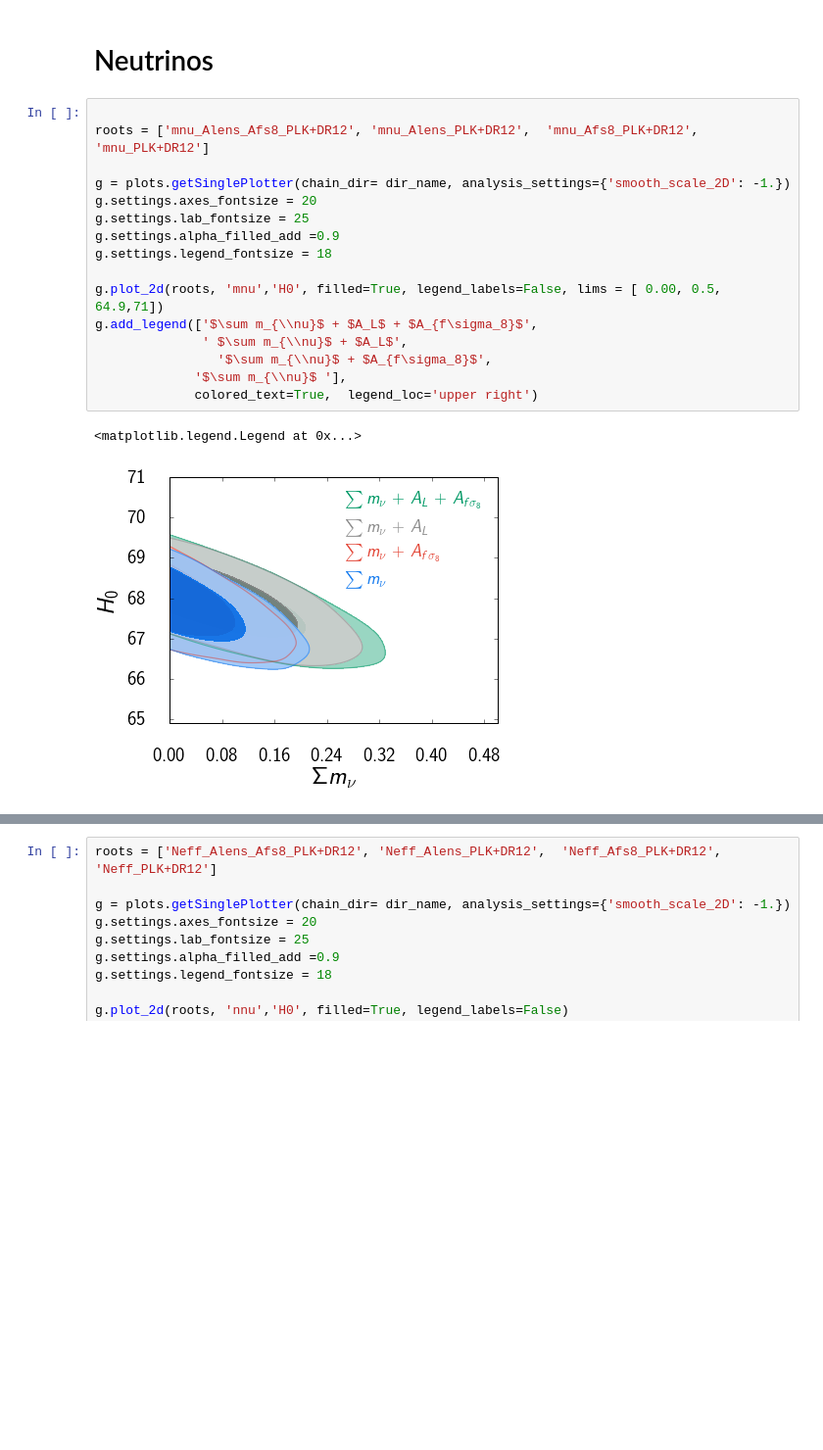
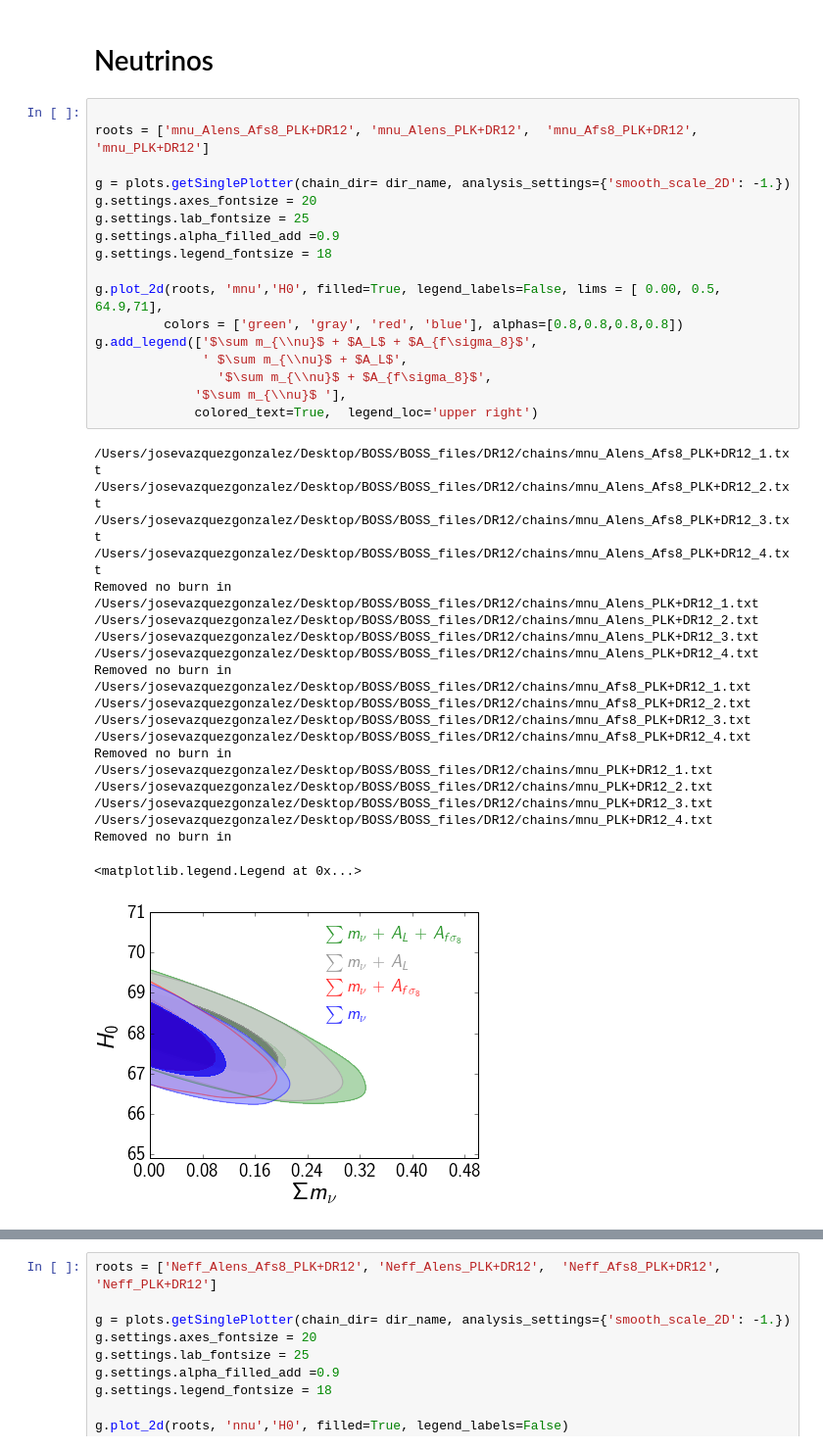
Before and after one commit to ja-vazquez/BOSS_files, a Jupyter notebook: DR12/dr12_constraints.ipynb, the cells around one changed output, grey strips where cells are left out. Shown: that part at 98% size. Drawn from its saved outputs; the diff is of its cells as text; blank space fills up the shorter version.

```diff
--- a/DR12/dr12_constraints.ipynb
+++ b/DR12/dr12_constraints.ipynb
@@ -108,19 +114,40 @@ g.add_legend(['MG'], colored_text=True,  legend_loc='upper right')
 # %%
 
 roots = ['mnu_Alens_Afs8_PLK+DR12', 'mnu_Alens_PLK+DR12',  'mnu_Afs8_PLK+DR12', 'mnu_PLK+DR12']
 
 g = plots.getSinglePlotter(chain_dir= dir_name, analysis_settings={'smooth_scale_2D': -1.})
 g.settings.axes_fontsize = 20
 g.settings.lab_fontsize = 25
 g.settings.alpha_filled_add =0.9
 g.settings.legend_fontsize = 18
 
-g.plot_2d(roots, 'mnu','H0', filled=True, legend_labels=False, lims = [ 0.00, 0.5, 64.9,71])
+g.plot_2d(roots, 'mnu','H0', filled=True, legend_labels=False, lims = [ 0.00, 0.5, 64.9,71],
+         colors = ['green', 'gray', 'red', 'blue'], alphas=[0.8,0.8,0.8,0.8])
 g.add_legend(['$\sum m_{\\nu}$ + $A_L$ + $A_{f\sigma_8}$',
               ' $\sum m_{\\nu}$ + $A_L$',
                 '$\sum m_{\\nu}$ + $A_{f\sigma_8}$',
              '$\sum m_{\\nu}$ '],
              colored_text=True,  legend_loc='upper right')
 # %% [output]
-<matplotlib.legend.Legend at 0x...>
+/Users/josevazquezgonzalez/Desktop/BOSS/BOSS_files/DR12/chains/mnu_Alens_Afs8_PLK+DR12_1.txt
+/Users/josevazquezgonzalez/Desktop/BOSS/BOSS_files/DR12/chains/mnu_Alens_Afs8_PLK+DR12_2.txt
+/Users/josevazquezgonzalez/Desktop/BOSS/BOSS_files/DR12/chains/mnu_Alens_Afs8_PLK+DR12_3.txt
+/Users/josevazquezgonzalez/Desktop/BOSS/BOSS_files/DR12/chains/mnu_Alens_Afs8_PLK+DR12_4.txt
+Removed no burn in
+/Users/josevazquezgonzalez/Desktop/BOSS/BOSS_files/DR12/chains/mnu_Alens_PLK+DR12_1.txt
+/Users/josevazquezgonzalez/Desktop/BOSS/BOSS_files/DR12/chains/mnu_Alens_PLK+DR12_2.txt
+/Users/josevazquezgonzalez/Desktop/BOSS/BOSS_files/DR12/chains/mnu_Alens_PLK+DR12_3.txt
+/Users/josevazquezgonzalez/Desktop/BOSS/BOSS_files/DR12/chains/mnu_Alens_PLK+DR12_4.txt
+Removed no burn in
+/Users/josevazquezgonzalez/Desktop/BOSS/BOSS_files/DR12/chains/mnu_Afs8_PLK+DR12_1.txt
+/Users/josevazquezgonzalez/Desktop/BOSS/BOSS_files/DR12/chains/mnu_Afs8_PLK+DR12_2.txt
+/Users/josevazquezgonzalez/Desktop/BOSS/BOSS_files/DR12/chains/mnu_Afs8_PLK+DR12_3.txt
+/Users/josevazquezgonzalez/Desktop/BOSS/BOSS_files/DR12/chains/mnu_Afs8_PLK+DR12_4.txt
+Removed no burn in
+/Users/josevazquezgonzalez/Desktop/BOSS/BOSS_files/DR12/chains/mnu_PLK+DR12_1.txt
+/Users/josevazquezgonzalez/Desktop/BOSS/BOSS_files/DR12/chains/mnu_PLK+DR12_2.txt
+/Users/josevazquezgonzalez/Desktop/BOSS/BOSS_files/DR12/chains/mnu_PLK+DR12_3.txt
+/Users/josevazquezgonzalez/Desktop/BOSS/BOSS_files/DR12/chains/mnu_PLK+DR12_4.txt
+Removed no burn in
+<matplotlib.legend.Legend at 0x...>
-[figure, old version]
+[figure, new version]
```
Also changed, not shown: parts of 9 cells of this notebook, 2 other files.
